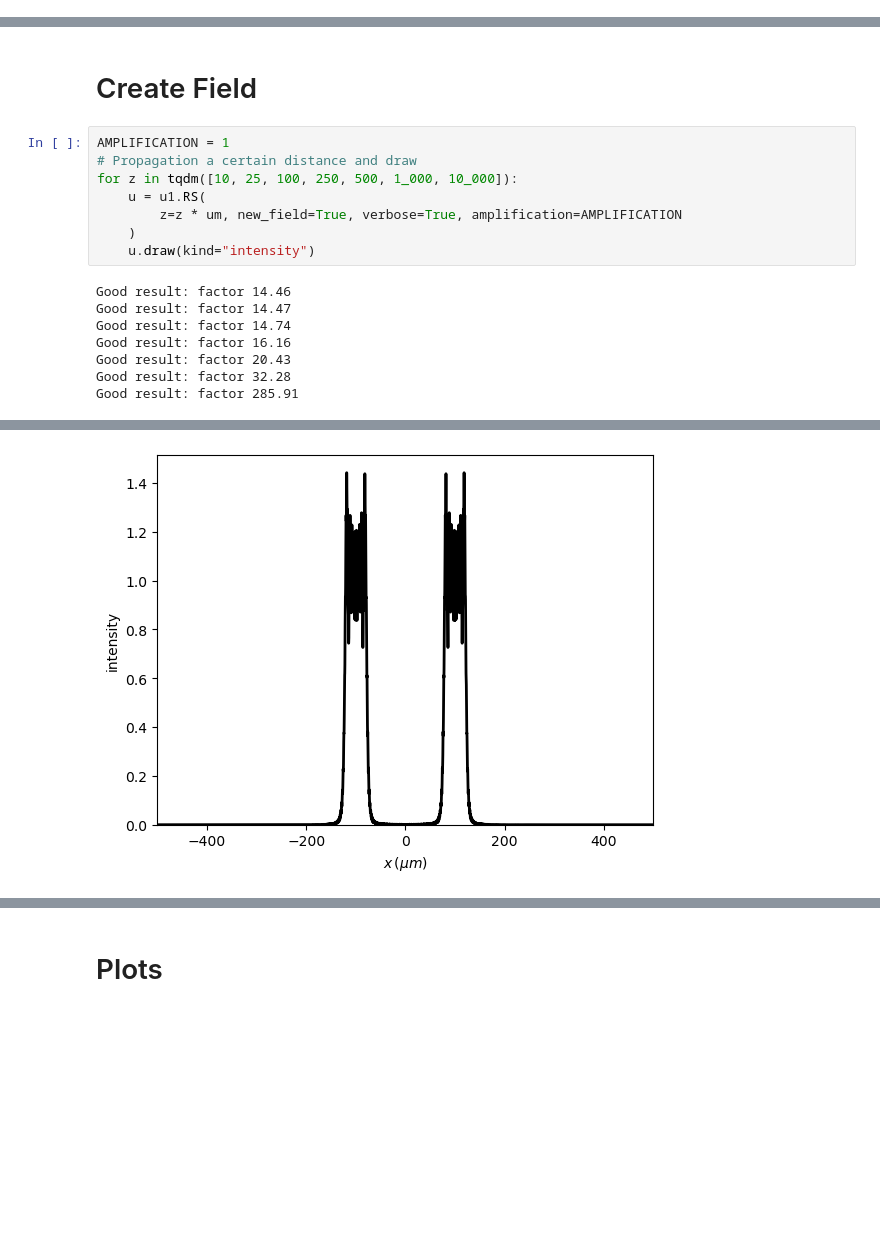
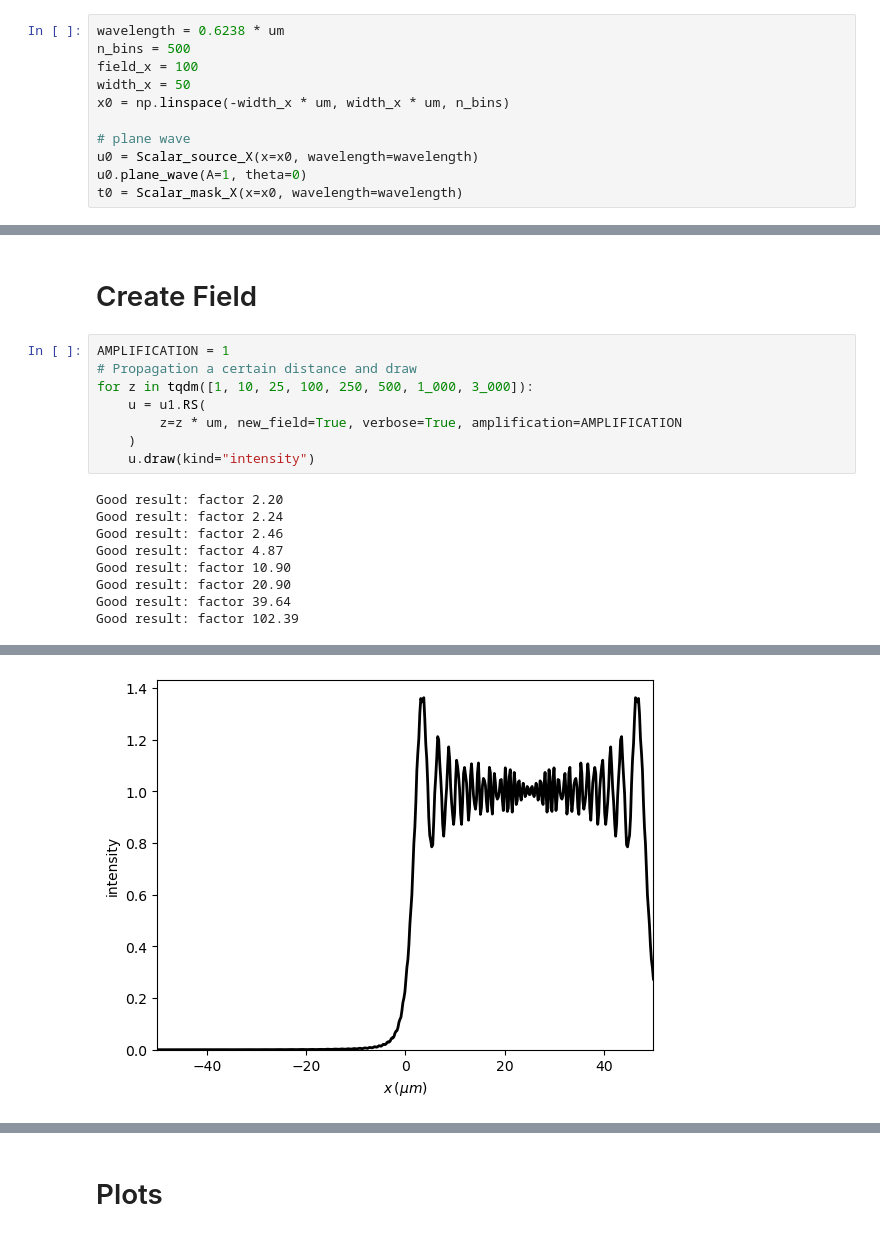
Before and after one commit to fredericosantos/light-particle-experiment, a Jupyter notebook: diffractio_1slit.ipynb, the cells around one changed output, grey strips where cells are left out. Saved outputs shown, nothing was run; the diff lists cells and outputs as text; blank space fills up the shorter version.

```diff
--- a/diffractio_1slit.ipynb
+++ b/diffractio_1slit.ipynb
@@ -24,3 +25,14 @@ plt.style.use("default")
 
 def time_now():
     return datetime.datetime.now().strftime("%Y-%m-%d %H:%M:%S")
+# %%
+wavelength = 0.6238 * um
+n_bins = 500
+field_x = 100
+width_x = 50
+x0 = np.linspace(-width_x * um, width_x * um, n_bins)
+
+# plane wave
+u0 = Scalar_source_X(x=x0, wavelength=wavelength)
+u0.plane_wave(A=1, theta=0)
+t0 = Scalar_mask_X(x=x0, wavelength=wavelength)
@@ -75,16 +82,17 @@ u1 = u0 * t0
 # %%
 AMPLIFICATION = 1
 # Propagation a certain distance and draw
-for z in tqdm([10, 25, 100, 250, 500, 1_000, 10_000]):
+for z in tqdm([1, 10, 25, 100, 250, 500, 1_000, 3_000]):
     u = u1.RS(
         z=z * um, new_field=True, verbose=True, amplification=AMPLIFICATION
     )
     u.draw(kind="intensity")
 # %% [output]
-Good result: factor 14.46
-Good result: factor 14.47
-Good result: factor 14.74
-Good result: factor 16.16
-Good result: factor 20.43
-Good result: factor 32.28
-Good result: factor 285.91
+Good result: factor 2.20
+Good result: factor 2.24
+Good result: factor 2.46
+Good result: factor 4.87
+Good result: factor 10.90
+Good result: factor 20.90
+Good result: factor 39.64
+Good result: factor 102.39
@@ -93 +101 @@ Good result: factor 285.91
-[figure, old version]
+[figure, new version]
```
Also changed, not shown: parts of 16 cells of this notebook, 7 other files.
